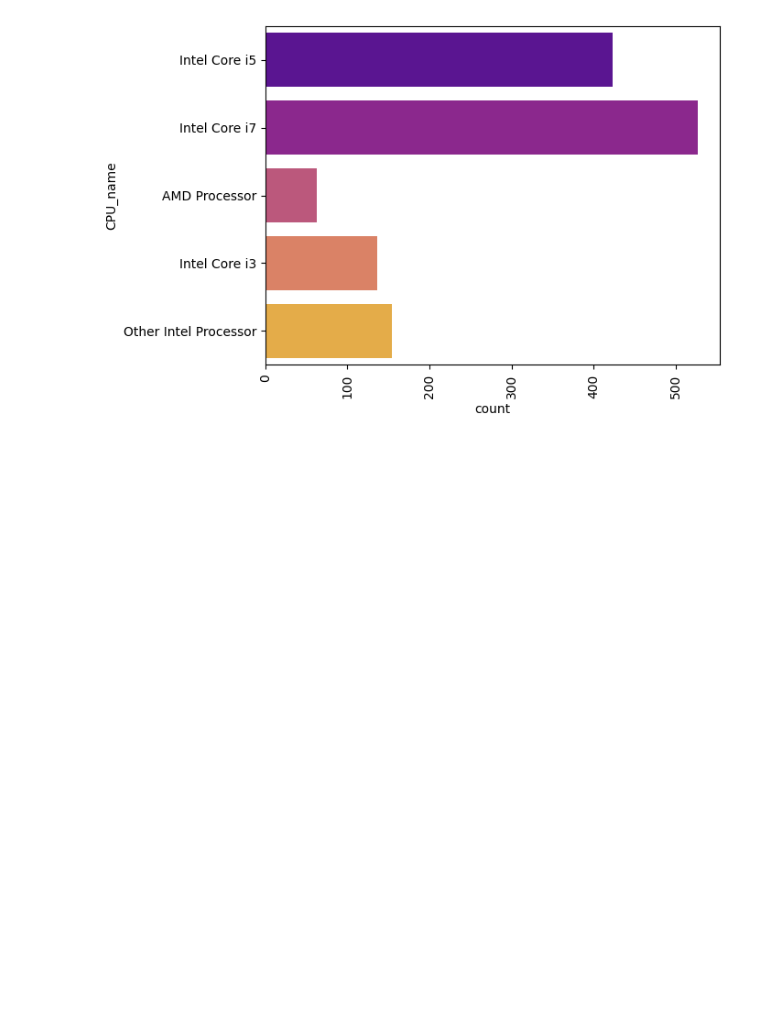
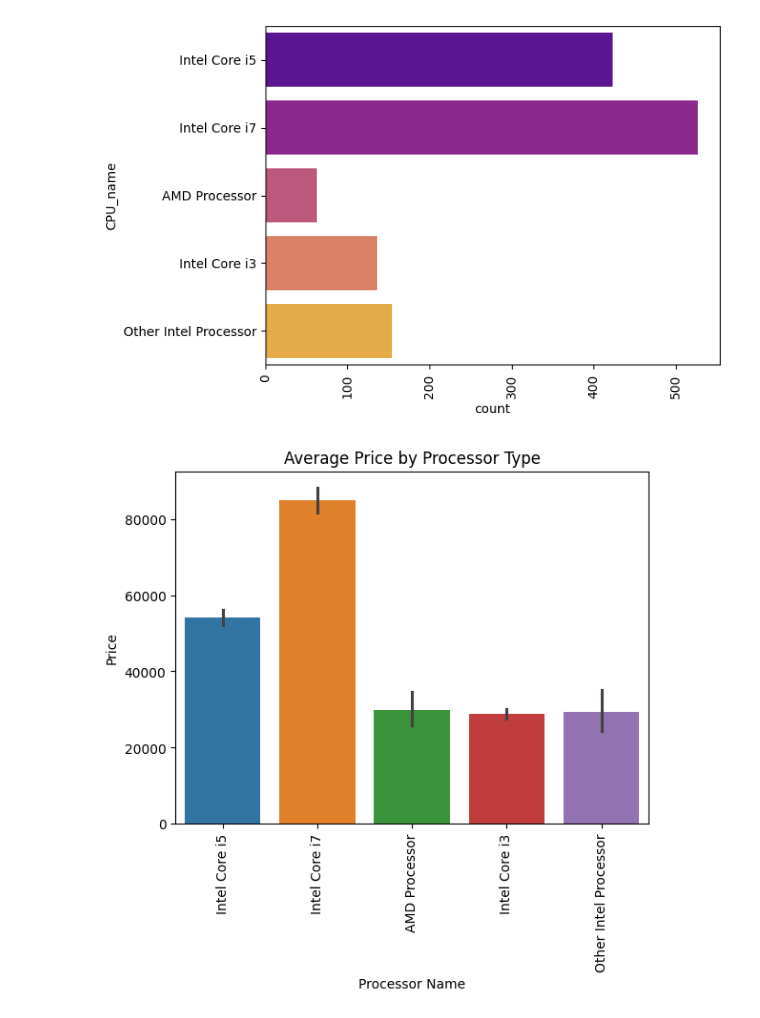
Before and after one commit to AAdewunmi/Laptop_Prices_Prediction_Project, a Jupyter notebook: Laptop_Price_Predictor.ipynb, the cells around one changed output. Saved outputs shown, nothing was run; the diff lists cells and outputs as text; code cells hidden in the pictures; blank space fills up the shorter version.

```diff
--- a/Laptop_Price_Predictor.ipynb
+++ b/Laptop_Price_Predictor.ipynb
@@ -651,2 +651,26 @@ plt.xticks(rotation = 'vertical');
 # %% [output]
 [figure]
+# %%
+# Compare price and processor variation using a bar plot
+
+import pandas as pd
+import seaborn as sn
+import matplotlib.pyplot as plt
+
+# We specify 'x' for the CPU_name, 'y' for the Price, and 'data' as our DataFrame df.
+sn.barplot(x=df['CPU_name'], y=df['Price'], data=df, hue=df['CPU_name'])
+
+# Rotate x-axis labels for better readability, especially if CPU names are long
+plt.xticks(rotation='vertical')
+
+# Add a title to the plot for clarity
+plt.title('Average Price by Processor Type')
+
+# Add labels to the axes
+plt.xlabel('Processor Name')
+plt.ylabel('Price')
+
+# Display the plot
+plt.show()
+# %% [output]
+[figure, added]
```
Also changed, not shown: parts of 2 cells of this notebook.
